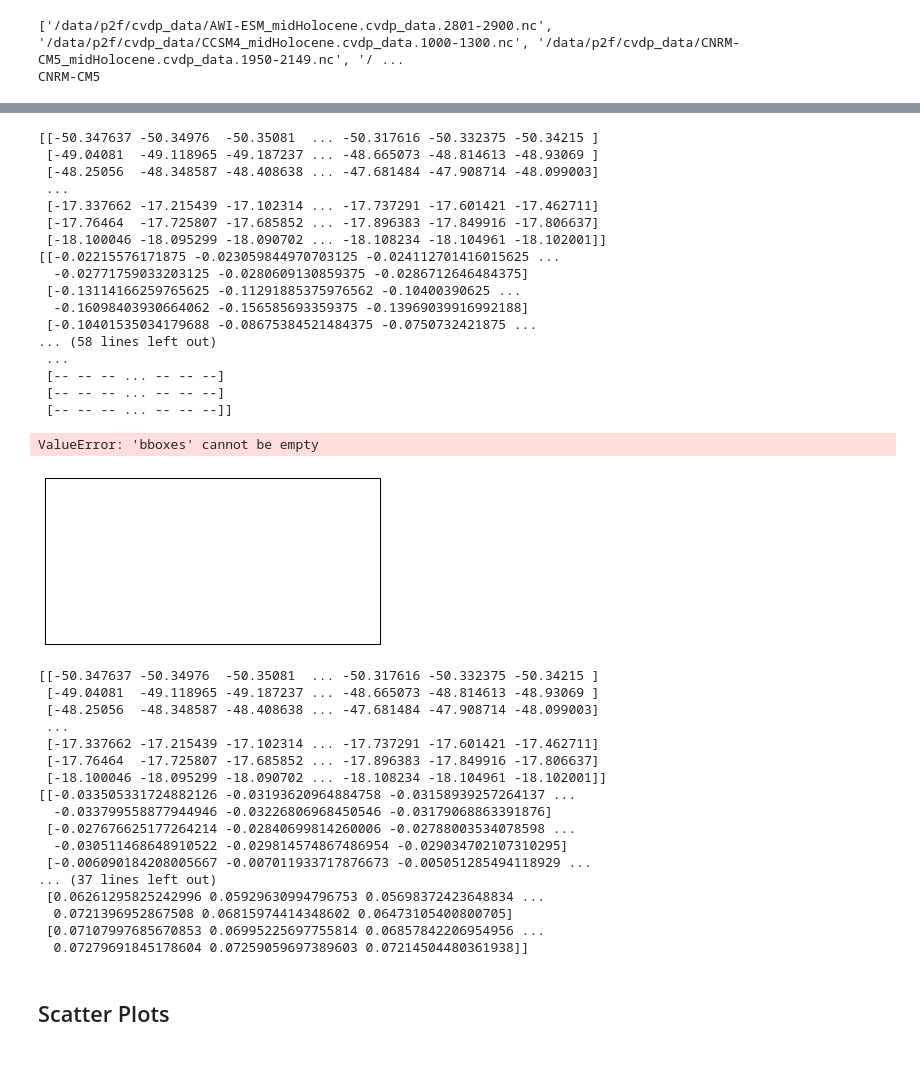
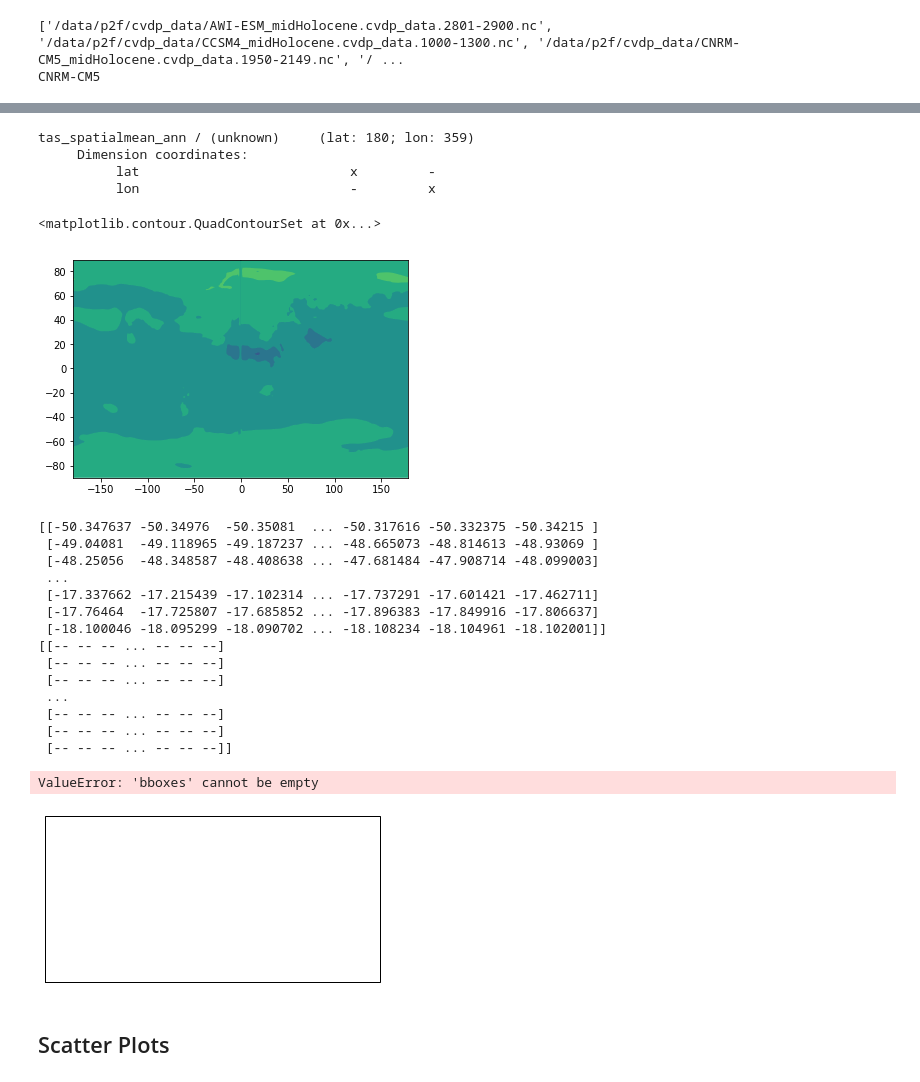
Before and after one commit to chrisbrierley/p2fvar_trial, a Jupyter notebook: Variability_Figures.ipynb, the cells around one changed output, grey strips where cells are left out. Drawn from its saved outputs; the diff is of its cells as text; code cells hidden in the pictures.

```diff
--- a/Variability_Figures.ipynb
+++ b/Variability_Figures.ipynb
@@ -129,5 +141,18 @@ Reuse existing file: bilinear_160x320_180x360.nc
+# %%
+#Can convert this xarray object to an iris cube (but the plot still looks pretty poor)
+average_iris=xr.DataArray.to_iris(average)
+print(average_iris)
+iris.plot.contourf(average_iris,levels=np.arange(-5,5,1),extend='both')
+# %% [output]
+tas_spatialmean_ann / (unknown)     (lat: 180; lon: 359)
+     Dimension coordinates:
+          lat                           x         -
+          lon                           -         x
+<matplotlib.contour.QuadContourSet at 0x...>
+[figure, added]
 # %%
-varname="tas_spatialmean_ann"
+#An attempt at using Iris' native regridding to do this. Fails to plot...
+average=varname="tas_spatialmean_ann"
 variable_constraint = Constraint(cube_func=(lambda c: c.var_name == varname))
 mh_dict=ensemble_members_dict(varname,"midHolocene")
 ctl_dict=ensemble_members_dict(varname,"piControl")
@@ -142,11 +167,11 @@ for gcm in mh_dict:
         diff=expt_a[0] - expt_b[0]
         #print('expt_a is %s, expt_b is %s and the difference is %s' % (expt_a[0].data,expt_b[0].data,diff[0].data))
         diff_target=diff.regrid(grid_target[0], iris.analysis.Linear())
-        print(diff_target.data)
+        #print(diff_target.data)
         weighted=average.data*n
         average.data=np.add(weighted,diff_target.data)
         average.data=average.data/(n+1)
-        print(average.data)
+        #print(average.data)
         n=n+1
 
 
@@ -160,57 +185,15 @@ iris.plot.contourf(average,levels=np.arange(-5,5,1),extend='both')
  [-17.337662 -17.215439 -17.102314 ... -17.737291 -17.601421 -17.462711]
  [-17.76464  -17.725807 -17.685852 ... -17.896383 -17.849916 -17.806637]
  [-18.100046 -18.095299 -18.090702 ... -18.108234 -18.104961 -18.102001]]
-[[-0.02215576171875 -0.023059844970703125 -0.024112701416015625 ...
-  -0.02771759033203125 -0.0280609130859375 -0.0286712646484375]
- [-0.13114166259765625 -0.11291885375976562 -0.10400390625 ...
-  -0.16098403930664062 -0.156585693359375 -0.13969039916992188]
- [-0.10401535034179688 -0.08675384521484375 -0.0750732421875 ...
-... (58 lines left out)
+[[-- -- -- ... -- -- --]
+ [-- -- -- ... -- -- --]
+ [-- -- -- ... -- -- --]
  ...
  [-- -- -- ... -- -- --]
  [-- -- -- ... -- -- --]
  [-- -- -- ... -- -- --]]
 ValueError: 'bboxes' cannot be empty
 [figure]
-# %%
-varname="tas_spatialmean_ann"
-variable_constraint = Constraint(cube_func=(lambda c: c.var_name == varname))
-mh_dict=ensemble_members_dict(varname,"midHolocene")
-ctl_dict=ensemble_members_dict(varname,"piControl")
-grid_target=iris.load(mh_dict.get("AWI-ESM"),variable_constraint)
-average=grid_target[0]
-print(average.data)
-n=0
-gcm="IPSL-CM6A-LR"
-expt_a=iris.load(mh_dict.get(gcm),variable_constraint)
-expt_b=iris.load(ctl_dict.get(gcm),variable_constraint)
-diff=expt_a[0] - expt_b[0]
-diff_target=diff.regrid(grid_target[0], iris.analysis.Linear())
-print(diff_target.data)
-weighted=average.data*n
-print(weighted)
-average.data=np.add(weighted,diff_target.data)
-print(average.data)
-average.data=average.data/(n+1)
-print(average.data)
-# %% [output]
-[[-50.347637 -50.34976  -50.35081  ... -50.317616 -50.332375 -50.34215 ]
- [-49.04081  -49.118965 -49.187237 ... -48.665073 -48.814613 -48.93069 ]
- [-48.25056  -48.348587 -48.408638 ... -47.681484 -47.908714 -48.099003]
- ...
- [-17.337662 -17.215439 -17.102314 ... -17.737291 -17.601421 -17.462711]
- [-17.76464  -17.725807 -17.685852 ... -17.896383 -17.849916 -17.806637]
- [-18.100046 -18.095299 -18.090702 ... -18.108234 -18.104961 -18.102001]]
-[[-0.033505331724882126 -0.03193620964884758 -0.03158939257264137 ...
-  -0.033799558877944946 -0.03226806968450546 -0.03179068863391876]
- [-0.027676625177264214 -0.02840699814260006 -0.02788003534078598 ...
-  -0.030511468648910522 -0.029814574867486954 -0.029034702107310295]
- [-0.006090184208005667 -0.007011933717876673 -0.005051285494118929 ...
-... (37 lines left out)
- [0.06261295825242996 0.05929630994796753 0.05698372423648834 ...
-  0.0721396952867508 0.06815974414348602 0.06473105400800705]
- [0.07107997685670853 0.06995225697755814 0.06857842206954956 ...
-  0.07279691845178604 0.07259059697389603 0.07214504480361938]]
 # %% [markdown]
 ## Scatter Plots
 # %% [markdown]
```
Also changed, not shown: parts of 7 cells of this notebook.
